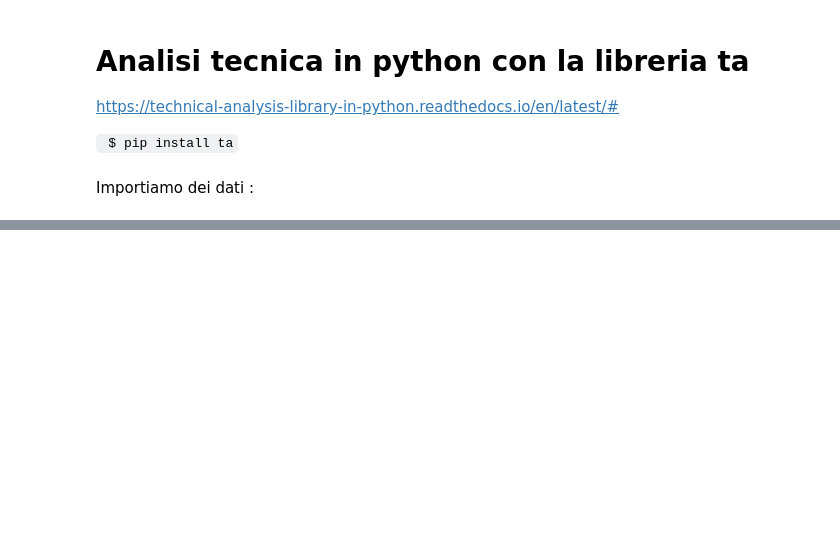
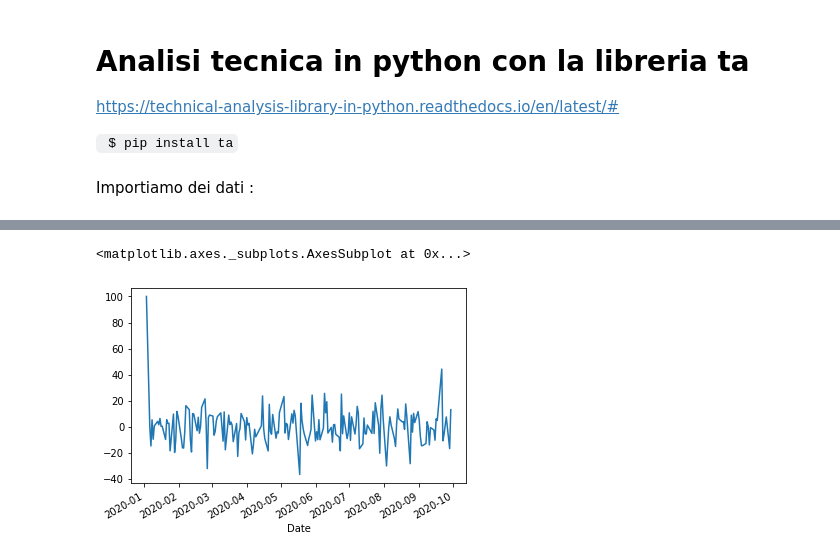
Before and after one commit to antoiovi/jupythernotebooks, a Jupyter notebook: Finanza/Analisi tecnica con ta.ipynb, the cells around one changed output, grey strips where cells are left out. Saved outputs shown, nothing was run; the diff lists cells and outputs as text; code cells hidden in the pictures; blank space fills up the shorter version.

```diff
--- a/Finanza/Analisi tecnica con ta.ipynb
+++ b/Finanza/Analisi tecnica con ta.ipynb
@@ -73,0 +74,5 @@ fig.tight_layout()
+# %%
+df1=df.loc[:,['RSI']]
+df1['RSI1']=df1['RSI'].shift(1)
+df1['derivative']=df1['RSI1']-df1['RSI']
+df1['up']=df1['derivative']>0
@@ -73,0 +96,5 @@ fig.tight_layout()
+# %%
+df1['derivative'].plot()
+# %% [output]
+<matplotlib.axes._subplots.AxesSubplot at 0x...>
+[figure, added]
```
Also changed, not shown: parts of 12 cells of this notebook, 3 other files.
